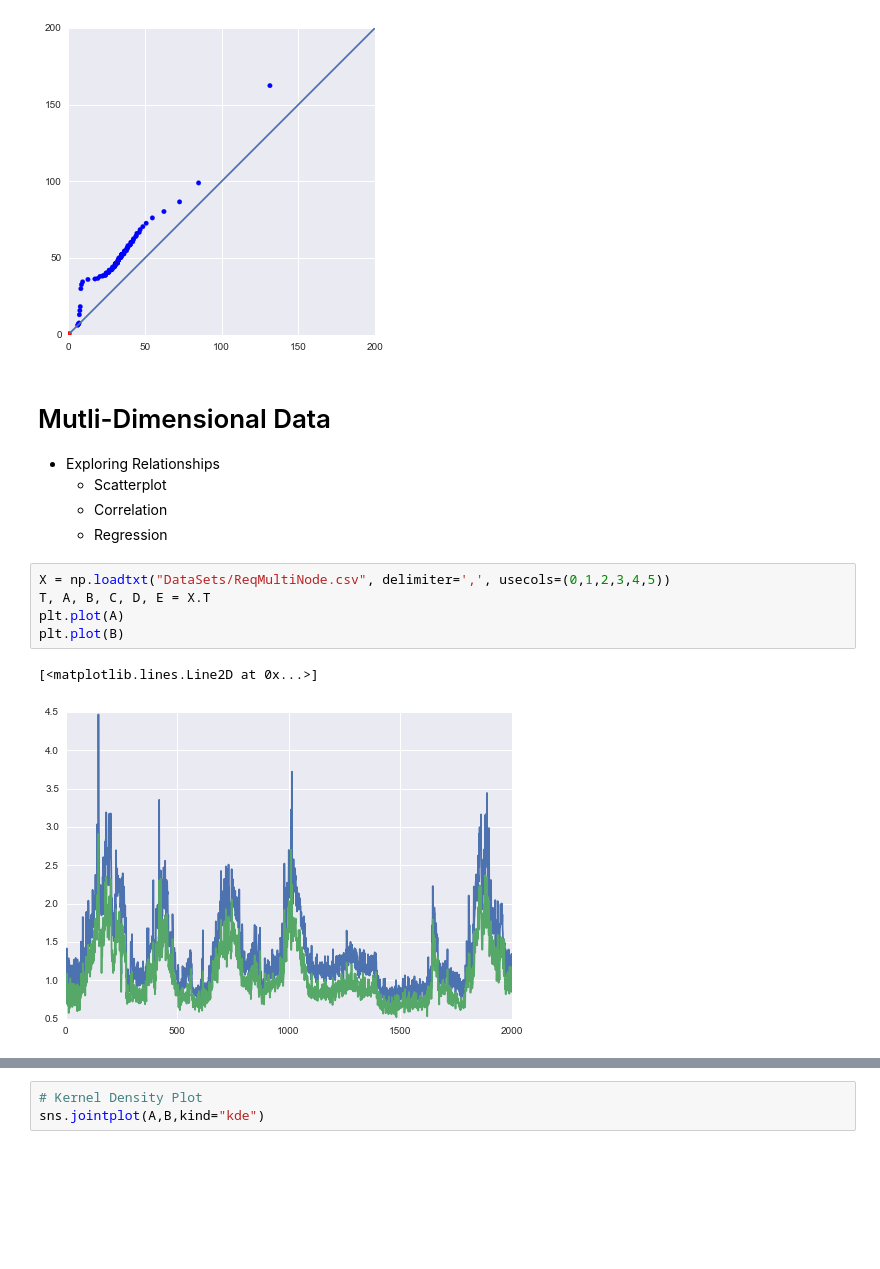
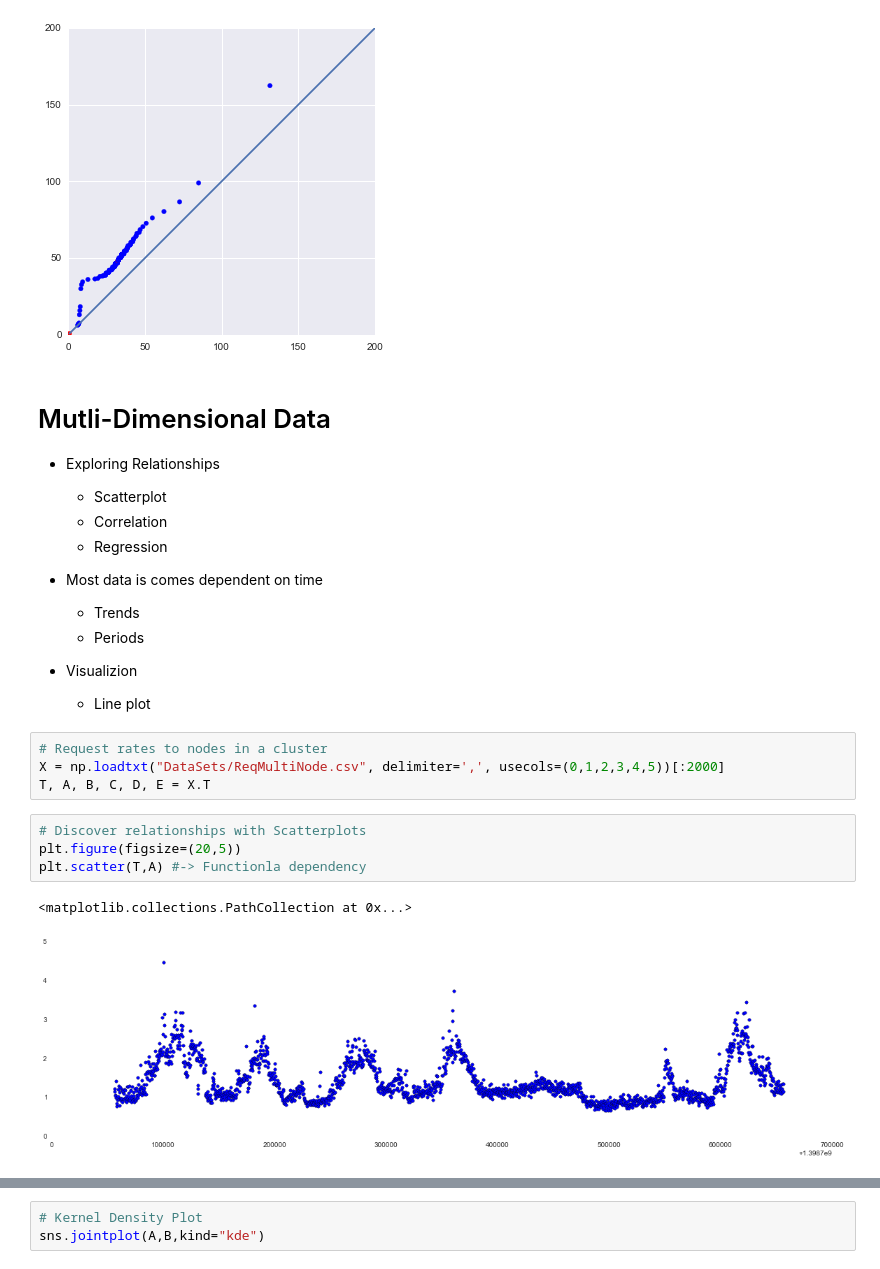
Before and after one commit to HeinrichHartmann/Statistics-for-Engineers, a Jupyter notebook: Tutorial.ipynb, the cells around one changed output, grey strips where cells are left out. Saved outputs shown, nothing was run; the diff lists cells and outputs as text; blank space fills up the shorter version.

```diff
--- a/Tutorial.ipynb
+++ b/Tutorial.ipynb
@@ -985,11 +976,23 @@ plt.axes().set_ylim(0,200)
   - Scatterplot
   - Correlation
   - Regression
+
+
+* Most data is comes dependent on time
+  - Trends
+  - Periods
+
+
+* Visualizion
+  - Line plot
 # %%
-X = np.loadtxt("DataSets/ReqMultiNode.csv", delimiter=',', usecols=(0,1,2,3,4,5))
+# Request rates to nodes in a cluster
+X = np.loadtxt("DataSets/ReqMultiNode.csv", delimiter=',', usecols=(0,1,2,3,4,5))[:2000]
 T, A, B, C, D, E = X.T
-plt.plot(A)
-plt.plot(B)
-# %% [output]
-[<matplotlib.lines.Line2D at 0x...>]
-[figure, removed]
+# %%
+# Discover relationships with Scatterplots
+plt.figure(figsize=(20,5))
+plt.scatter(T,A) #-> Functionla dependency
+# %% [output]
+<matplotlib.collections.PathCollection at 0x...>
+[figure, added]
```
Also changed, not shown: parts of 40 cells of this notebook, 5 other files.
